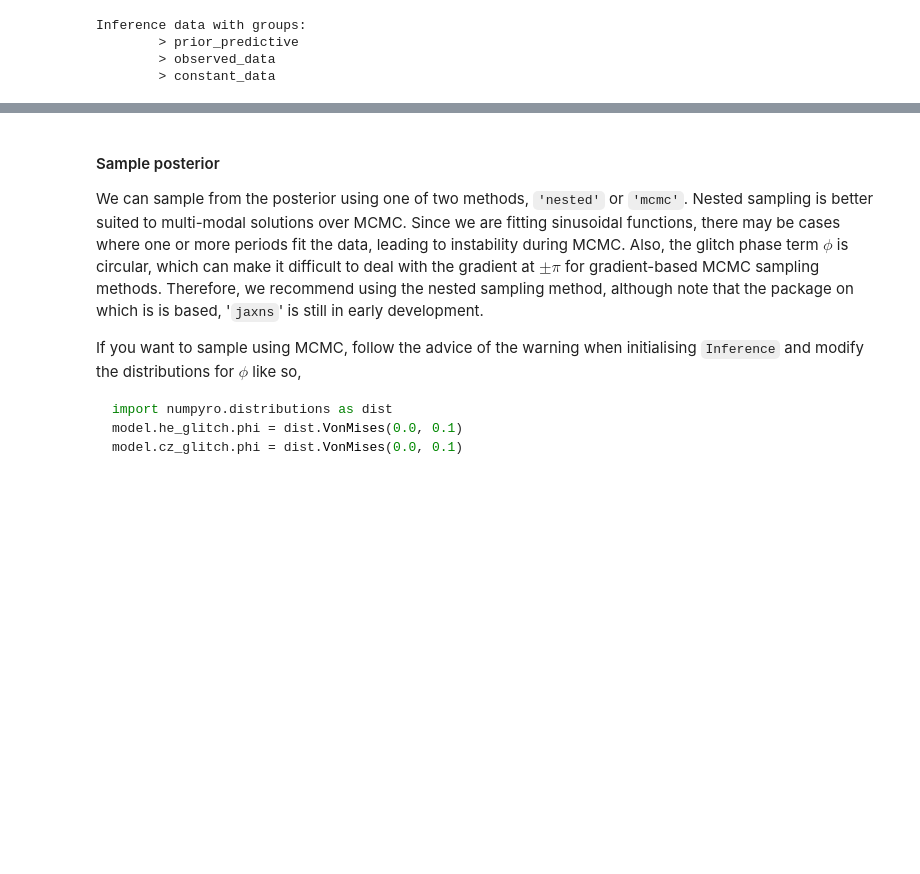
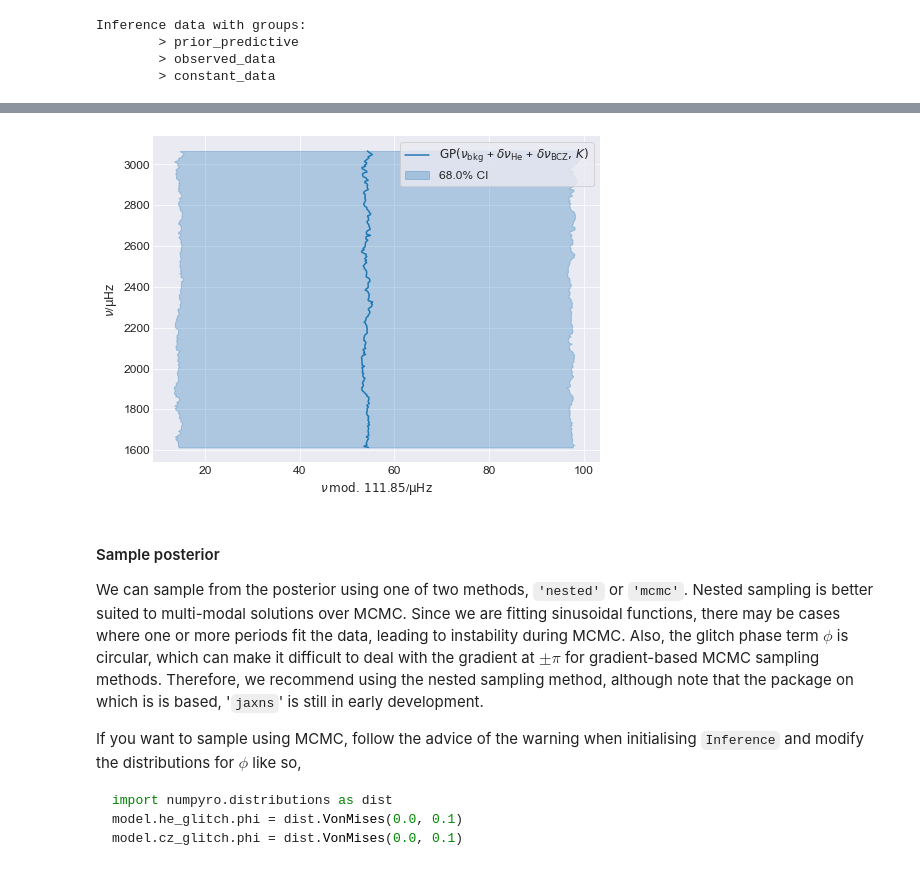
Before and after one commit to alexlyttle/asterion, a Jupyter notebook: docs/source/tutorials/glitch.ipynb, the cells around one changed output, grey strips where cells are left out. Drawn from its saved outputs; the diff is of its cells as text; code cells hidden in the pictures; blank space fills up the shorter version.

```diff
--- a/docs/source/tutorials/glitch.ipynb
+++ b/docs/source/tutorials/glitch.ipynb
@@ -86,3 +86,7 @@ ast.plot_glitch(data, group='prior');
+# %%
+ast.plot_echelle(data, group='prior');
+# %% [output]
+[figure, added]
 # %% [markdown]
 #### Sample posterior
 
```
Also changed, not shown: parts of 15 cells of this notebook.
